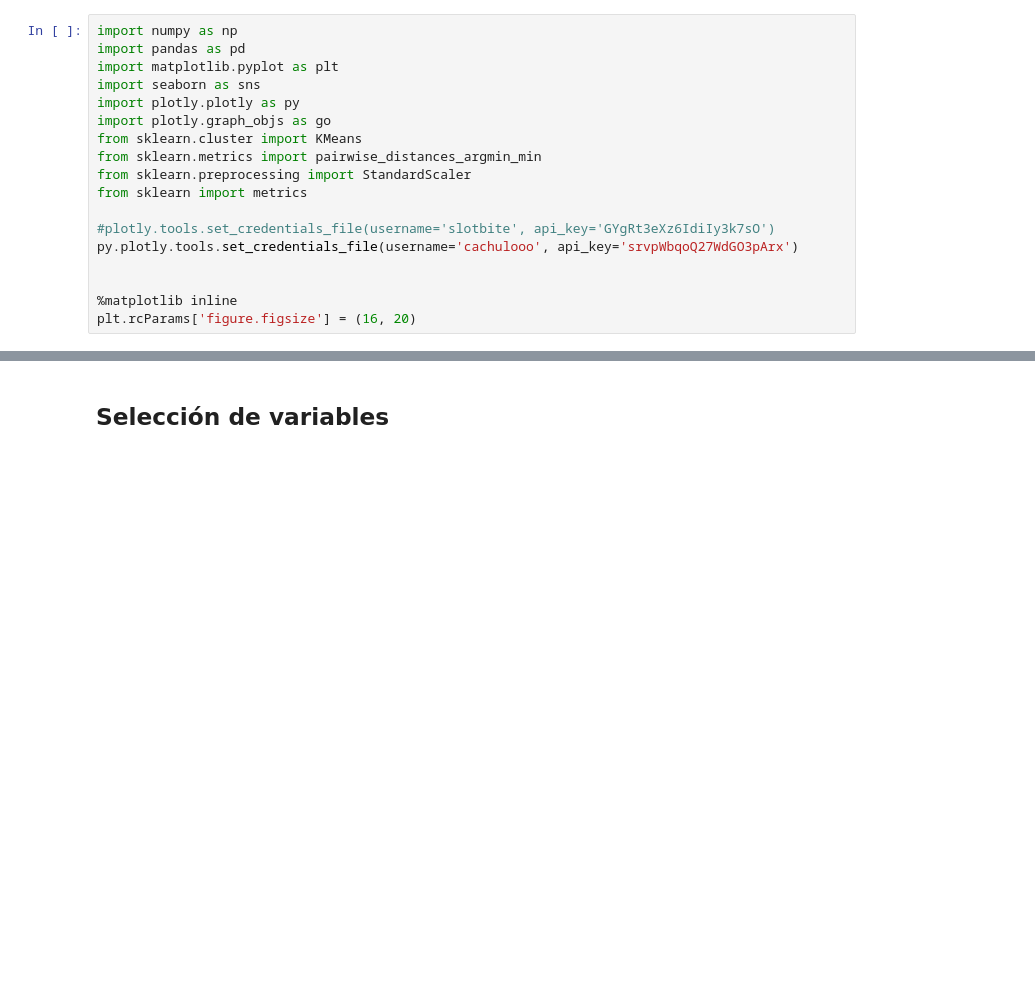
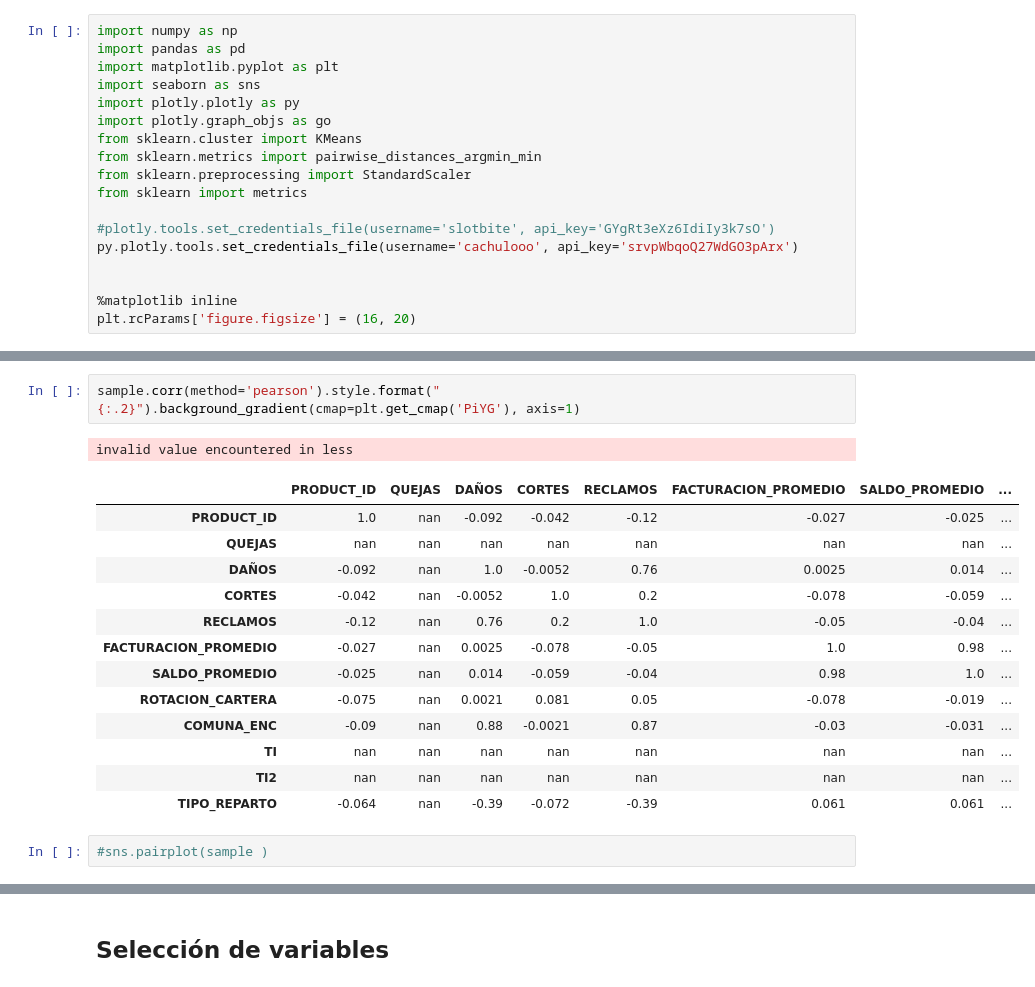
Before and after one commit to slotbite/Jupyter-Notebook, a Jupyter notebook: Modelos/Segmentacion de clientes/Coordenadas Paralelas hdbscan.ipynb, the cells around one changed output, grey strips where cells are left out. Saved outputs shown, nothing was run; the diff lists cells and outputs as text; blank space fills up the shorter version.

```diff
--- a/Modelos/Segmentacion de clientes/Coordenadas Paralelas hdbscan.ipynb
+++ b/Modelos/Segmentacion de clientes/Coordenadas Paralelas hdbscan.ipynb
@@ -57,0 +325,19 @@ df[:3]
+# %%
+sample.corr(method='pearson').style.format("{:.2}").background_gradient(cmap=plt.get_cmap('PiYG'), axis=1)
+# %% [output]
+invalid value encountered in less
+|  | PRODUCT_ID | QUEJAS | DAÑOS | CORTES | RECLAMOS | FACTURACION_PROMEDIO | SALDO_PROMEDIO | ... |
+| PRODUCT_ID | 1.0 | nan | -0.092 | -0.042 | -0.12 | -0.027 | -0.025 | ... |
+| QUEJAS | nan | nan | nan | nan | nan | nan | nan | ... |
+| DAÑOS | -0.092 | nan | 1.0 | -0.0052 | 0.76 | 0.0025 | 0.014 | ... |
+| CORTES | -0.042 | nan | -0.0052 | 1.0 | 0.2 | -0.078 | -0.059 | ... |
+| RECLAMOS | -0.12 | nan | 0.76 | 0.2 | 1.0 | -0.05 | -0.04 | ... |
+| FACTURACION_PROMEDIO | -0.027 | nan | 0.0025 | -0.078 | -0.05 | 1.0 | 0.98 | ... |
+| SALDO_PROMEDIO | -0.025 | nan | 0.014 | -0.059 | -0.04 | 0.98 | 1.0 | ... |
+| ROTACION_CARTERA | -0.075 | nan | 0.0021 | 0.081 | 0.05 | -0.078 | -0.019 | ... |
+| COMUNA_ENC | -0.09 | nan | 0.88 | -0.0021 | 0.87 | -0.03 | -0.031 | ... |
+| TI | nan | nan | nan | nan | nan | nan | nan | ... |
+| TI2 | nan | nan | nan | nan | nan | nan | nan | ... |
+| TIPO_REPARTO | -0.064 | nan | -0.39 | -0.072 | -0.39 | 0.061 | 0.061 | ... |
+# %%
+#sns.pairplot(sample )
```
Also changed, not shown: parts of 51 cells of this notebook, 2 other files.
